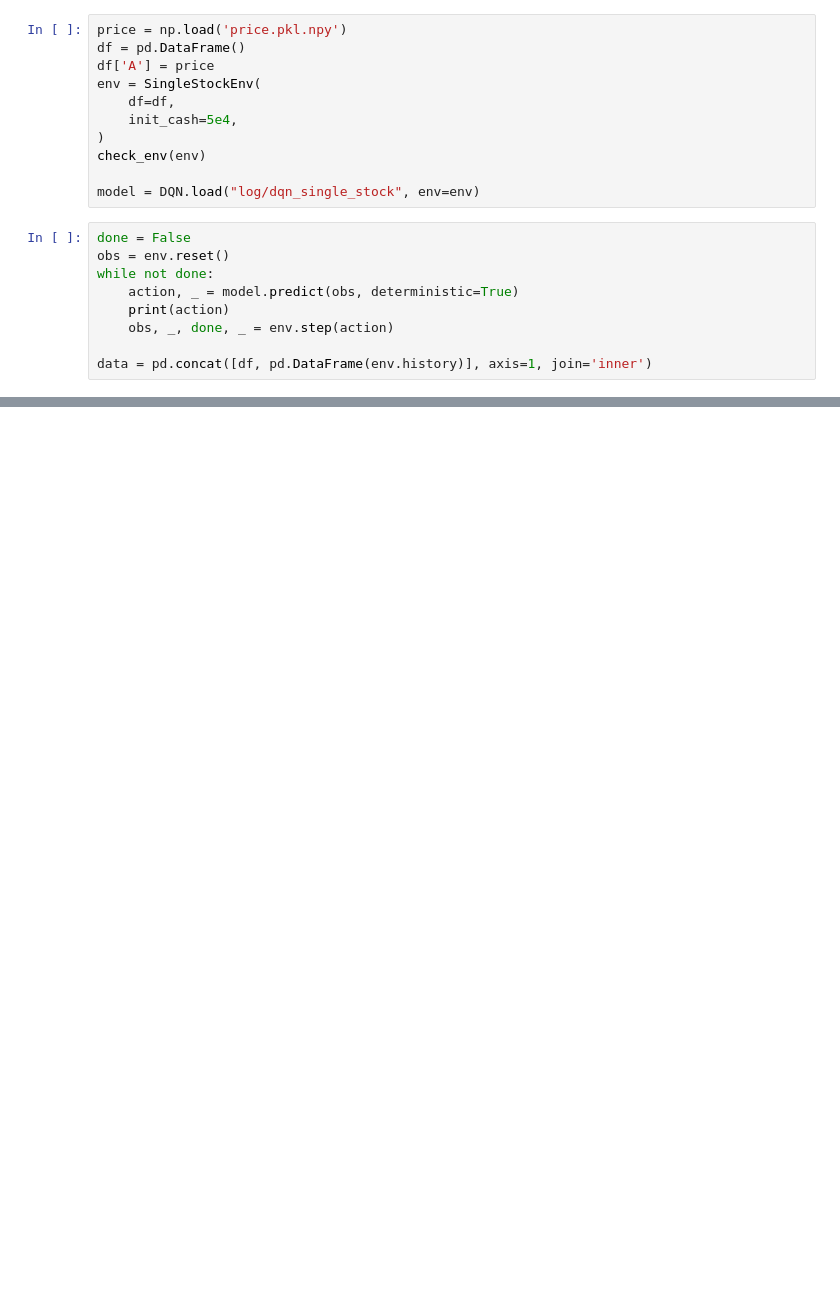
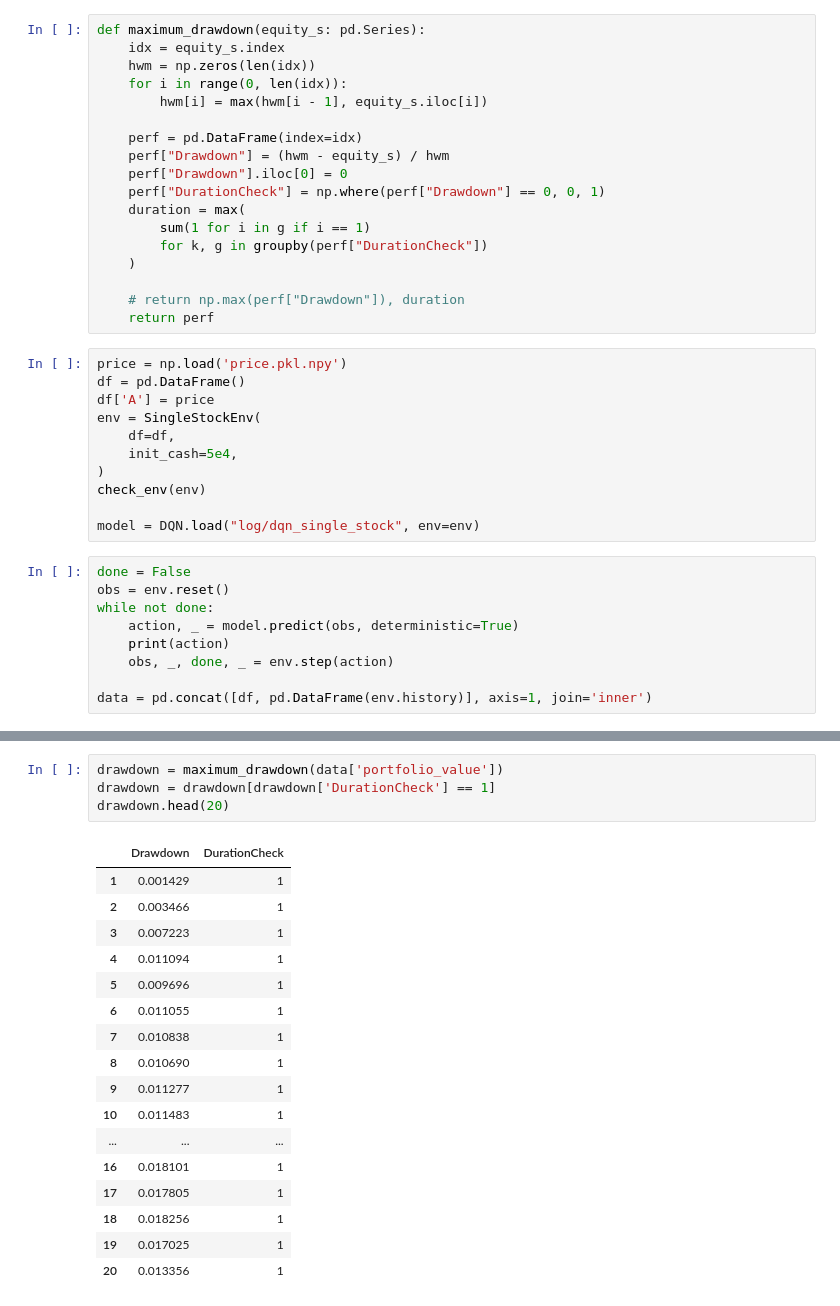
Before and after one commit to minhmanminhman/stock-env, a Jupyter notebook: test.ipynb, the cells around one changed output, grey strips where cells are left out. Drawn from its saved outputs; the diff is of its cells as text; blank space fills up the shorter version.

```diff
--- a/test.ipynb
+++ b/test.ipynb
@@ -8,3 +9,21 @@ import matplotlib.pyplot as plt
+# %%
+def maximum_drawdown(equity_s: pd.Series):
+    idx = equity_s.index
+    hwm = np.zeros(len(idx))
+    for i in range(0, len(idx)):
+        hwm[i] = max(hwm[i - 1], equity_s.iloc[i])
+
+    perf = pd.DataFrame(index=idx)
+    perf["Drawdown"] = (hwm - equity_s) / hwm
+    perf["Drawdown"].iloc[0] = 0
+    perf["DurationCheck"] = np.where(perf["Drawdown"] == 0, 0, 1)
+    duration = max(
+        sum(1 for i in g if i == 1)
+        for k, g in groupby(perf["DurationCheck"])
+    )
+
+    # return np.max(perf["Drawdown"]), duration
+    return perf
 # %%
 price = np.load('price.pkl.npy')
 df = pd.DataFrame()
@@ -30 +57,23 @@ data = pd.read_csv('history.csv', index_col=0)
+# %%
+drawdown = maximum_drawdown(data['portfolio_value'])
+drawdown = drawdown[drawdown['DurationCheck'] == 1]
+drawdown.head(20)
+# %% [output]
+|  | Drawdown | DurationCheck |
+| 1 | 0.001429 | 1 |
+| 2 | 0.003466 | 1 |
+| 3 | 0.007223 | 1 |
+| 4 | 0.011094 | 1 |
+| 5 | 0.009696 | 1 |
+| 6 | 0.011055 | 1 |
+| 7 | 0.010838 | 1 |
+| 8 | 0.010690 | 1 |
+| 9 | 0.011277 | 1 |
+| 10 | 0.011483 | 1 |
+| ... | ... | ... |
+| 16 | 0.018101 | 1 |
+| 17 | 0.017805 | 1 |
+| 18 | 0.018256 | 1 |
+| 19 | 0.017025 | 1 |
+| 20 | 0.013356 | 1 |
 # %%
```
Also changed, not shown: parts of 3 cells of this notebook.
